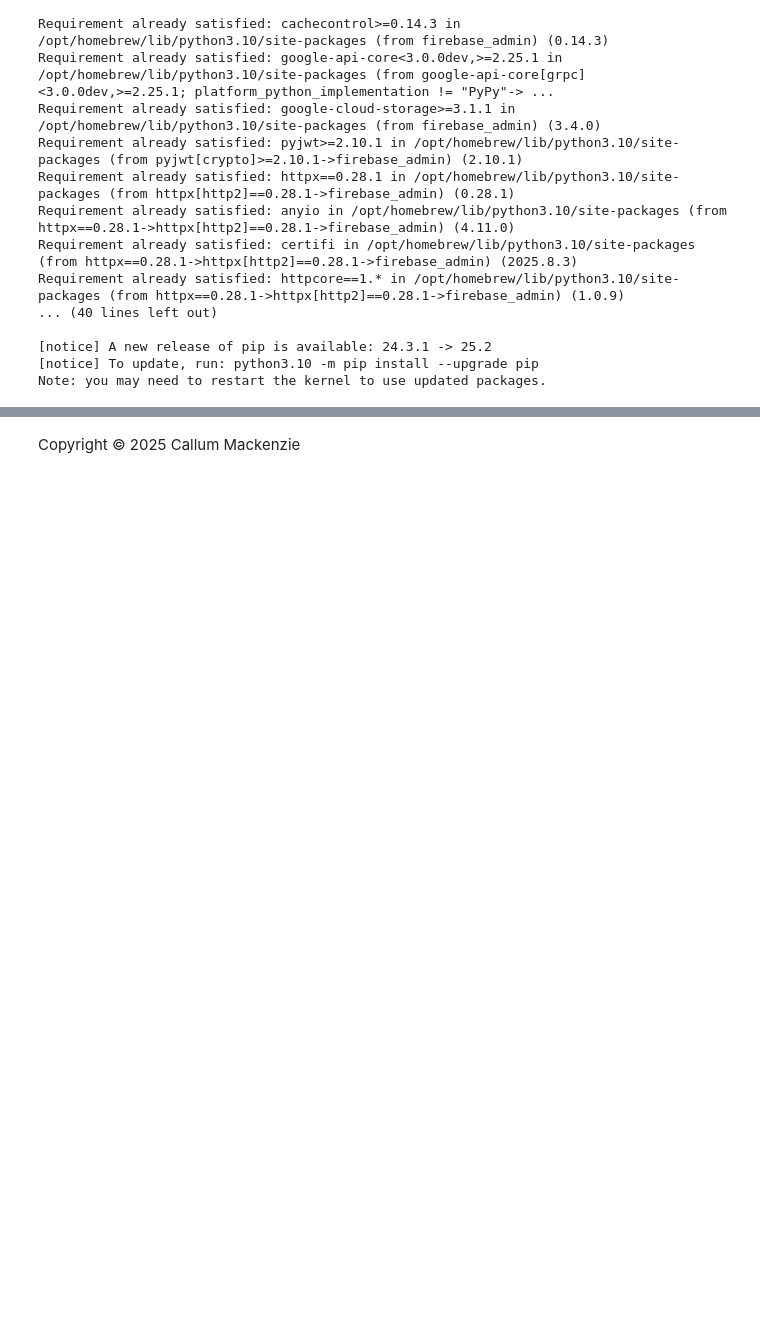
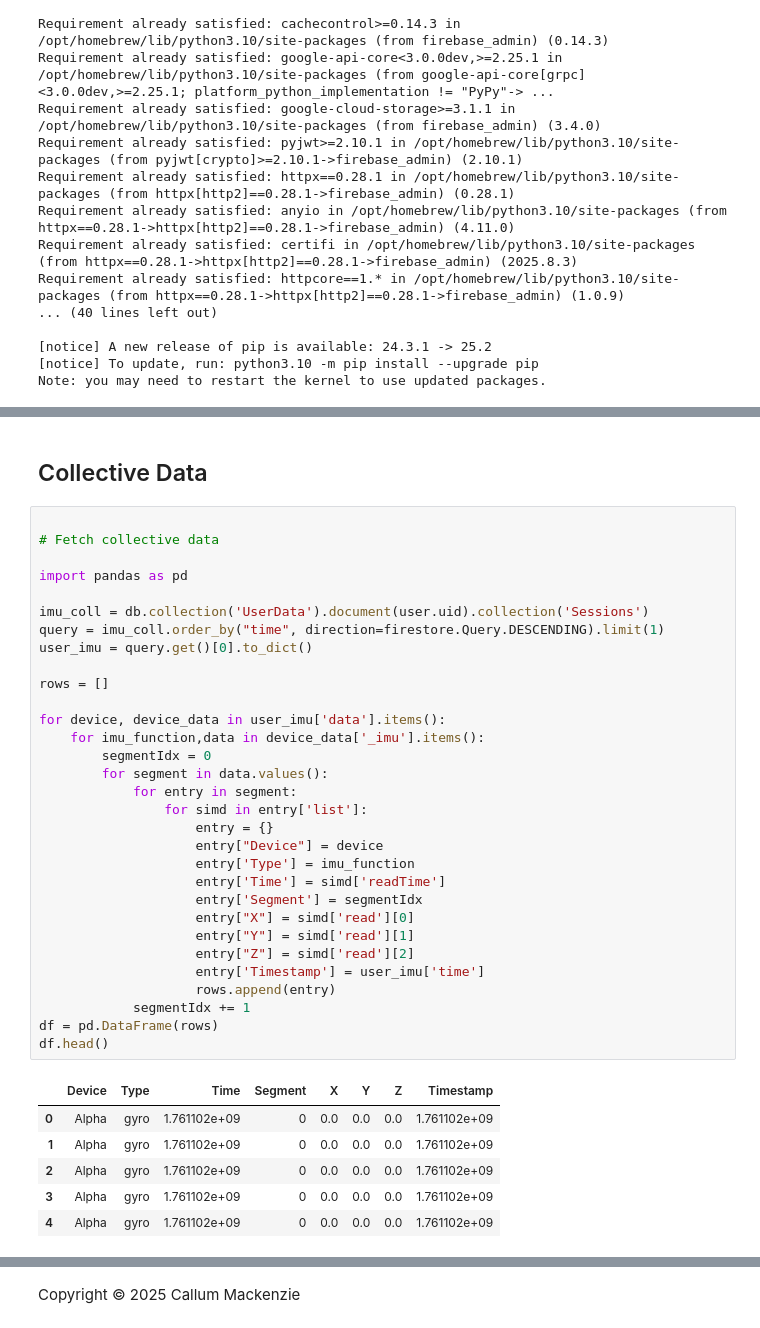
Before and after one commit to Fitintel/fitnet-ml, a Jupyter notebook: test-analysis.ipynb, the cells around one changed output, grey strips where cells are left out. Cells and saved outputs as stored; diff of their text form; blank space fills up the shorter version.

```diff
--- a/test-analysis.ipynb
+++ b/test-analysis.ipynb
@@ -129,0 +130,40 @@ plt.show()
+# %% [markdown]
+## Collective Data
+# %%
+
+# Fetch collective data
+
+import pandas as pd
+
+imu_coll = db.collection('UserData').document(user.uid).collection('Sessions')
+query = imu_coll.order_by("time", direction=firestore.Query.DESCENDING).limit(1)
+user_imu = query.get()[0].to_dict()
+
+rows = []
+
+for device, device_data in user_imu['data'].items():
+	for imu_function,data in device_data['_imu'].items():
+		segmentIdx = 0
+		for segment in data.values():
+			for entry in segment:
+				for simd in entry['list']:
+					entry = {}
+					entry["Device"] = device
+					entry['Type'] = imu_function
+					entry['Time'] = simd['readTime']
+					entry['Segment'] = segmentIdx
+					entry["X"] = simd['read'][0]
+					entry["Y"] = simd['read'][1]
+					entry["Z"] = simd['read'][2]
+					entry['Timestamp'] = user_imu['time']
+					rows.append(entry)
+			segmentIdx += 1
+df = pd.DataFrame(rows)
+df.head()
+# %% [output]
+|  | Device | Type | Time | Segment | X | Y | Z | Timestamp |
+| 0 | Alpha | gyro | 1.761102e+09 | 0 | 0.0 | 0.0 | 0.0 | 1.761102e+09 |
+| 1 | Alpha | gyro | 1.761102e+09 | 0 | 0.0 | 0.0 | 0.0 | 1.761102e+09 |
+| 2 | Alpha | gyro | 1.761102e+09 | 0 | 0.0 | 0.0 | 0.0 | 1.761102e+09 |
+| 3 | Alpha | gyro | 1.761102e+09 | 0 | 0.0 | 0.0 | 0.0 | 1.761102e+09 |
+| 4 | Alpha | gyro | 1.761102e+09 | 0 | 0.0 | 0.0 | 0.0 | 1.761102e+09 |
```
Also changed, not shown: parts of 7 cells of this notebook.
